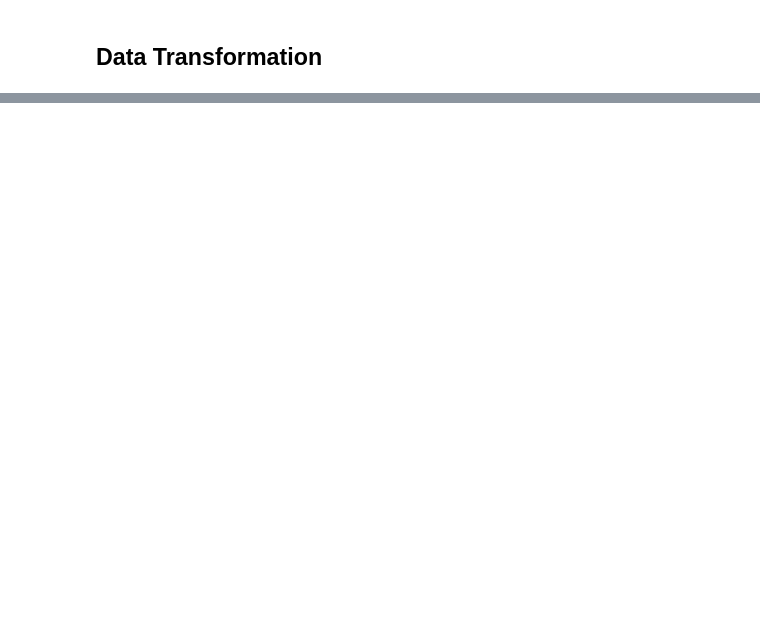
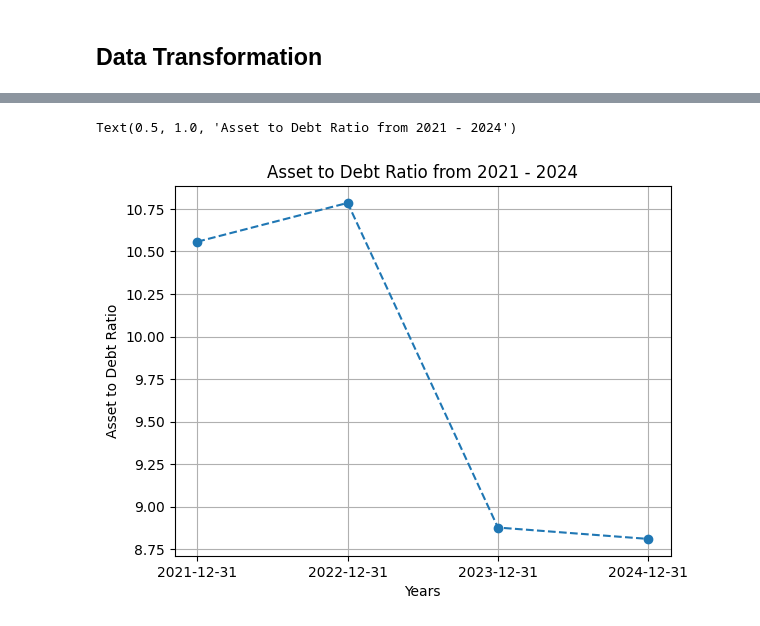
Before and after one commit to pvtzurbito/data_science, a Jupyter notebook: Learning Pandas/jupyter notebooks/final reports/JPMorgan_bs_Final.ipynb, the cells around one changed output, grey strips where cells are left out. Cells and saved outputs as stored; diff of their text form; code cells hidden in the pictures; blank space fills up the shorter version.

```diff
--- a/Learning Pandas/jupyter notebooks/final reports/JPMorgan_bs_Final.ipynb
+++ b/Learning Pandas/jupyter notebooks/final reports/JPMorgan_bs_Final.ipynb
@@ -45,0 +71,3 @@ filtered_df_t
+# %%
+filtered_df_t['Asset to Debt Ratio'] = (filtered_df_t['Total Assets'] / filtered_df_t['Total Debt'])
+filtered_df_t[['Total Assets', 'Total Debt', 'Asset to Debt Ratio']]
@@ -45,0 +80,9 @@ filtered_df_t
+# %%
+plt.plot(filtered_df_t.index, filtered_df_t['Asset to Debt Ratio'], marker = 'o', linestyle = '--')
+plt.grid(True)
+plt.xlabel('Years')
+plt.ylabel('Asset to Debt Ratio')
+plt.title('Asset to Debt Ratio from 2021 - 2024')
+# %% [output]
+Text(0.5, 1.0, 'Asset to Debt Ratio from 2021 - 2024')
+[figure, added]
```
Also changed, not shown: parts of 7 cells of this notebook.
